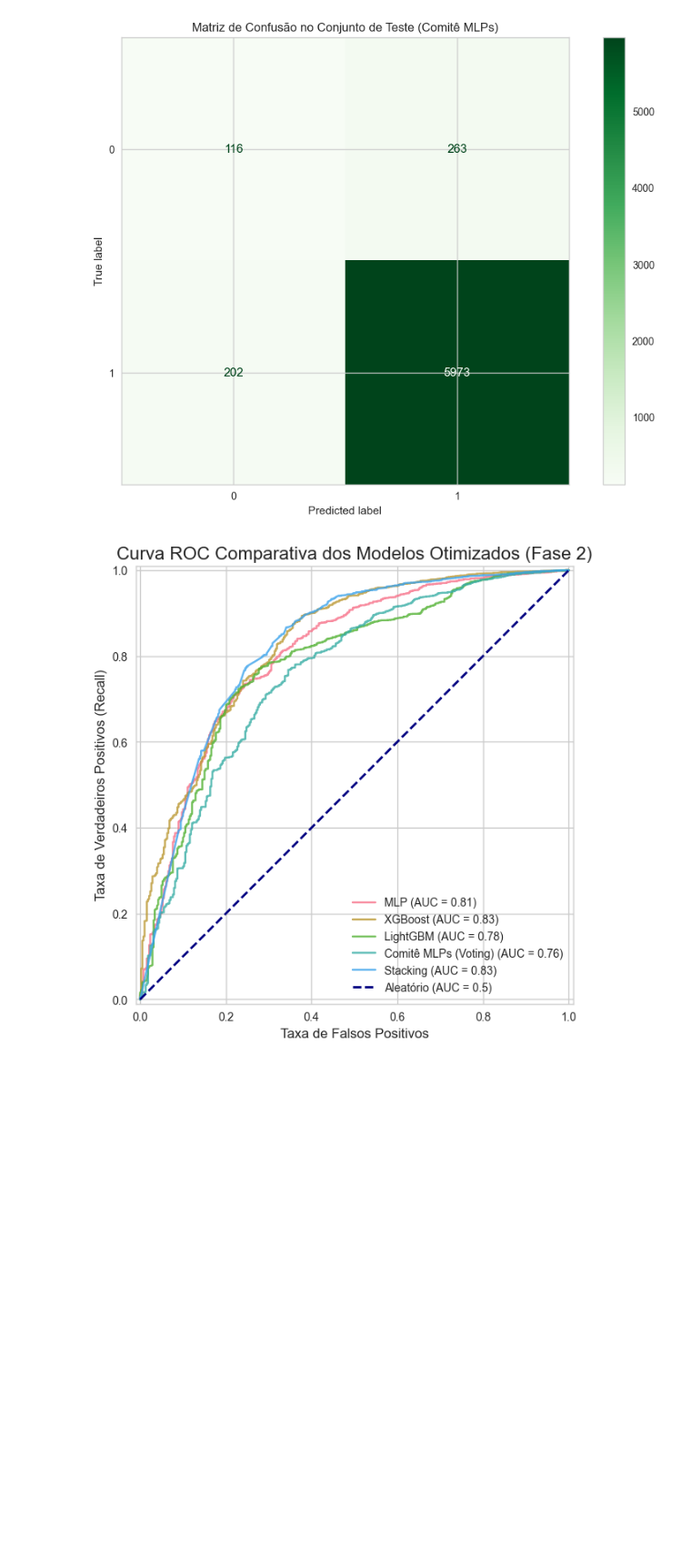
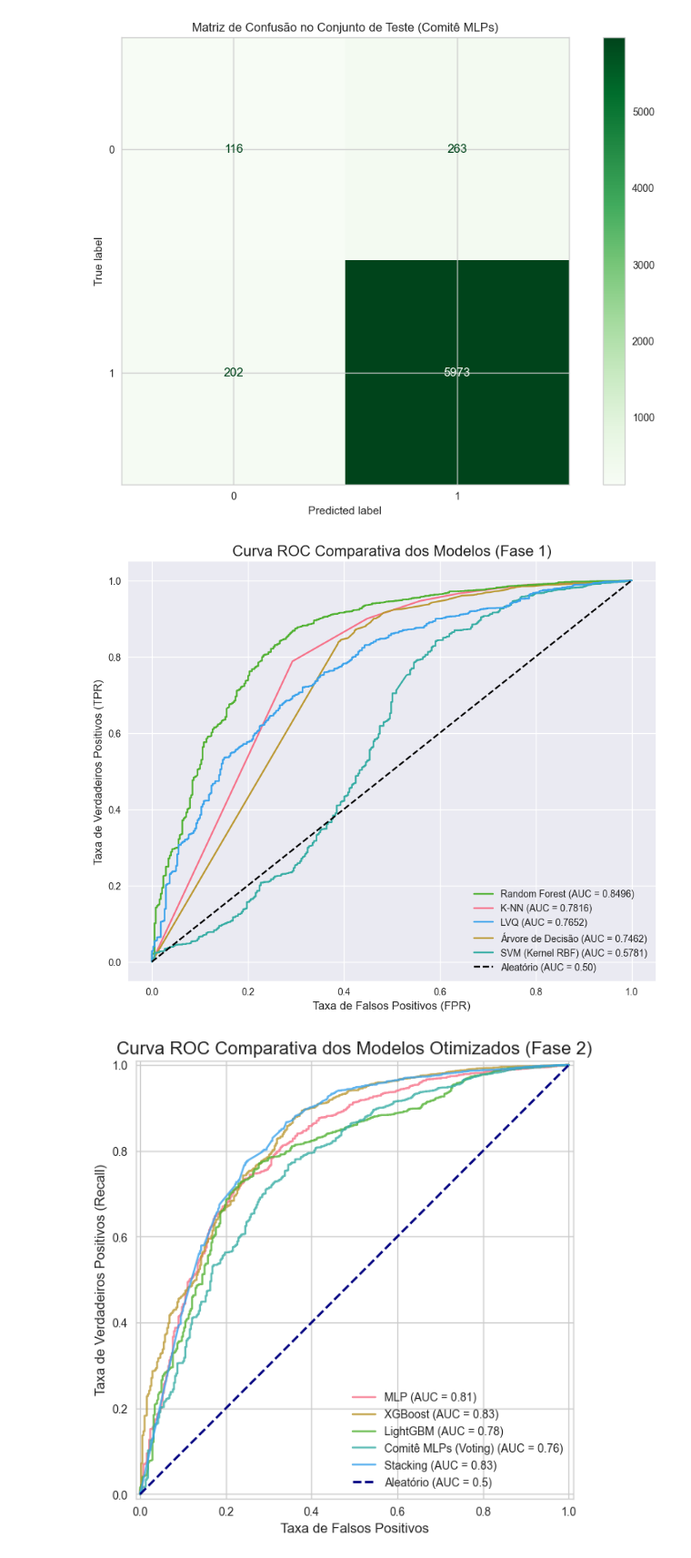
Before and after one commit to Eduardocin/employee-access-predictor, a Jupyter notebook: projeto_models.ipynb, the cells around one changed output. Shown at 91% size. Drawn from its saved outputs; the diff is of its cells as text; code cells hidden in the pictures; blank space fills up the shorter version.

```diff
--- a/projeto_models.ipynb
+++ b/projeto_models.ipynb
@@ -1401,16 +1352,3 @@ Treinando o Comitê de Redes Neurais (Voting)...
 ['modelos/comite_mlp_otimizado.pkl']
 # %% [markdown]
 ## Visualizações
-# %%
-# Carrega o modelo Random Forest otimizado
-rf_model = joblib.load('modelos/Random Forest_otimizado.pkl')
-
-# Faz as previsões no conjunto de teste limpo
-y_pred_rf = rf_model.predict(X_test_clean)
-
-# Plota a matriz de confusão
-fig, ax = plt.subplots(figsize=(7, 6))
-ConfusionMatrixDisplay.from_predictions(y_test, y_pred_rf, ax=ax, cmap='Blues')
-ax.set_title('Matriz de Confusão - Random Forest (Melhor AUC)')
-plt.tight_layout()
-plt.show()
@@ -1517,6 +1412,47 @@ plt.show()
 Avaliando o comitê no conjunto de teste...
 --- Matriz de Confusão (Comitê MLPs) ---
 [figure]
+# %%
+from sklearn.metrics import roc_curve, roc_auc_score
+
+plt.figure(figsize=(10, 8))
+handles_labels = []
+
+# Dicionário de modelos para Fase 1 (nomes e caminhos dos arquivos otimizados)
+modelos_fase1 = {
+    "K-NN": "modelos/K-NN_otimizado.pkl",
+    "Árvore de Decisão": "modelos/Árvore de Decisão_otimizado.pkl",
+    "Random Forest": "modelos/Random Forest_otimizado.pkl",
+    "SVM (Kernel RBF)": "modelos/SVM (Kernel RBF)_otimizado.pkl",
+    "LVQ": "modelos/GMLVQ_otimizado.pkl"
+}
+
+for nome, caminho in modelos_fase1.items():
+    try:
+        modelo = joblib.load(caminho)
+        y_proba = modelo.predict_proba(X_test_clean)[:, 1]
+        fpr, tpr, _ = roc_curve(y_test, y_proba)
+        auc = roc_auc_score(y_test, y_proba)
+        line, = plt.plot(fpr, tpr, label=f'{nome} (AUC = {auc:.4f})')
+        handles_labels.append((line, auc, nome))
+    except Exception as e:
+        print(f"Erro ao processar {nome}: {e}")
+
+ref_line, = plt.plot([0, 1], [0, 1], 'k--', label='Aleatório (AUC = 0.50)')
+handles_labels.append((ref_line, 0.5, 'Aleatório (AUC = 0.50)'))
+
+handles_labels_sorted = sorted(handles_labels, key=lambda x: x[1], reverse=True)
+handles_sorted = [h[0] for h in handles_labels_sorted]
+labels_sorted = [h[0].get_label() for h in handles_labels_sorted]
+
+plt.title('Curva ROC Comparativa dos Modelos (Fase 1)', fontsize=16)
+plt.xlabel('Taxa de Falsos Positivos (FPR)', fontsize=12)
+plt.ylabel('Taxa de Verdadeiros Positivos (TPR)', fontsize=12)
+plt.legend(handles=handles_sorted, labels=labels_sorted)
+plt.grid(True)
+plt.show()
+# %% [output]
+[figure, new version]
 # %%
 # Cria a figura e o eixo para o plot
 fig, ax = plt.subplots(figsize=(10, 7))
```
Also changed, not shown: parts of 7 cells of this notebook.
